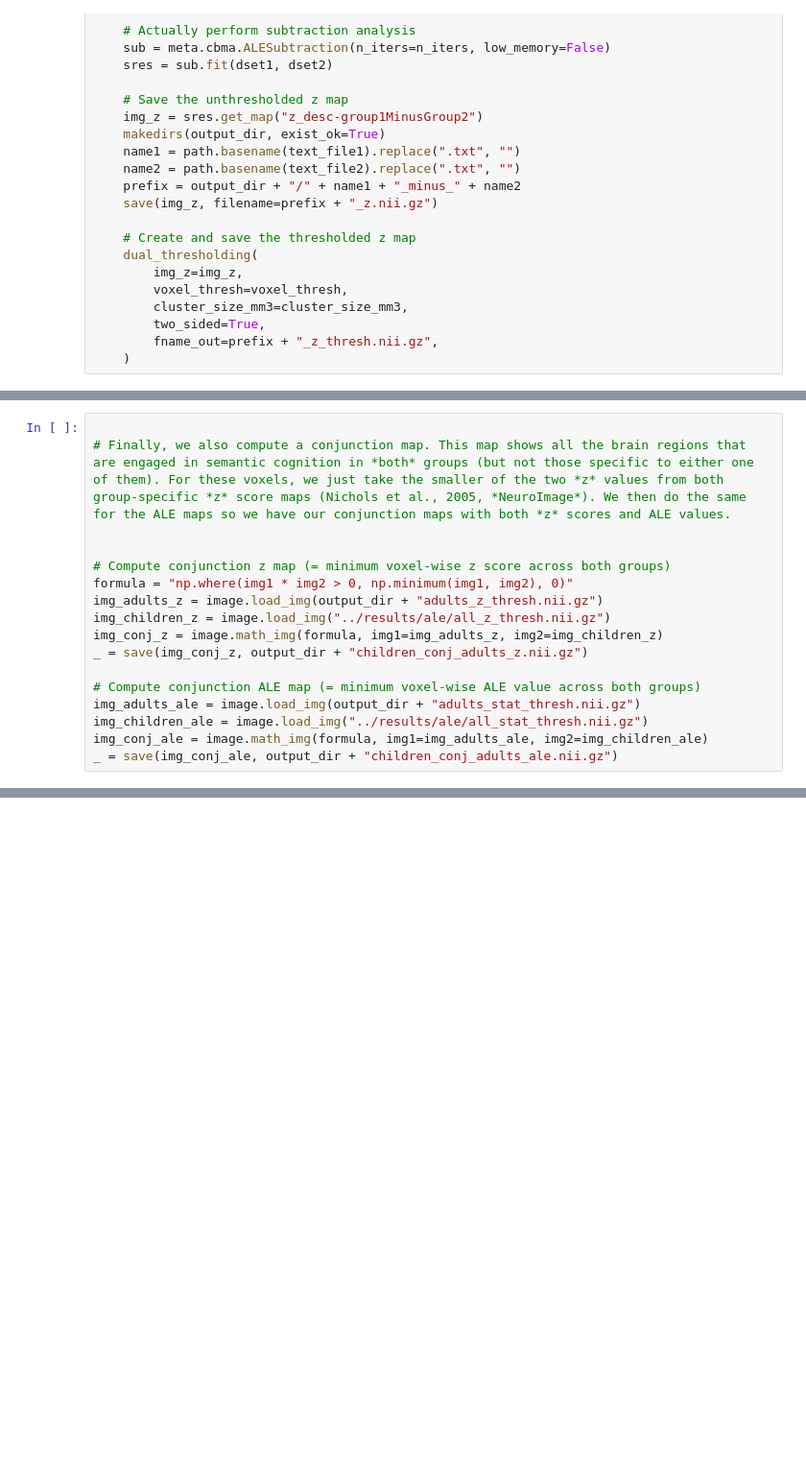
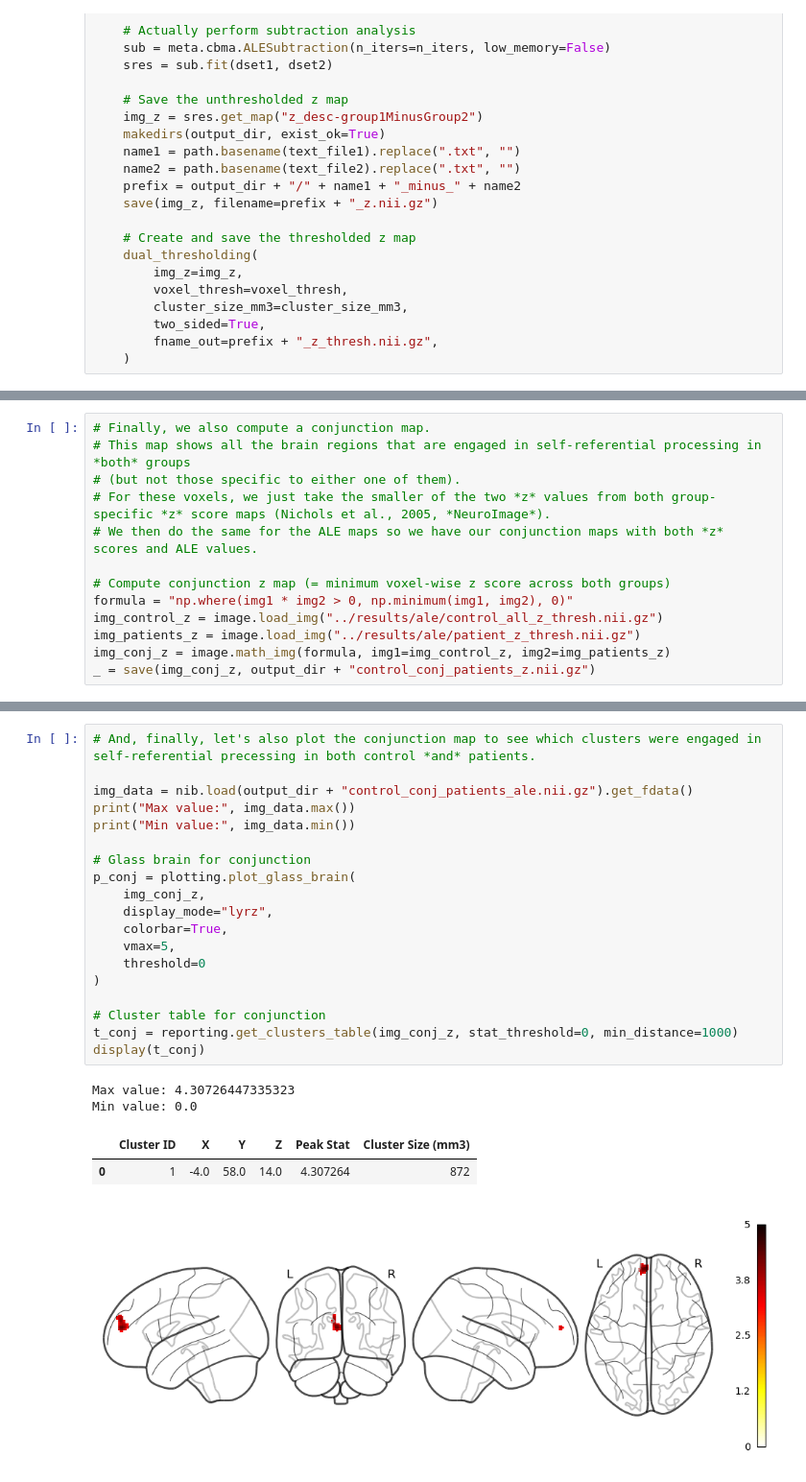
Before and after one commit to shanshan717/Self_Psych_Meta, a Jupyter notebook: code/py04_subtraction.ipynb, the cells around one changed output, grey strips where cells are left out. Shown at 96% size. Drawn from its saved outputs; the diff is of its cells as text; blank space fills up the shorter version.

```diff
--- a/code/py04_subtraction.ipynb
+++ b/code/py04_subtraction.ipynb
@@ -237,17 +235,13 @@ _ = save(img_adults_gt_children, output_dir + "adults_greater_children_z_thresh.
 # %%
-
-# Finally, we also compute a conjunction map. This map shows all the brain regions that are engaged in semantic cognition in *both* groups (but not those specific to either one of them). For these voxels, we just take the smaller of the two *z* values from both group-specific *z* score maps (Nichols et al., 2005, *NeuroImage*). We then do the same for the ALE maps so we have our conjunction maps with both *z* scores and ALE values.
-
+# Finally, we also compute a conjunction map.
+# This map shows all the brain regions that are engaged in self-referential processing in *both* groups
+# (but not those specific to either one of them).
+# For these voxels, we just take the smaller of the two *z* values from both group-specific *z* score maps (Nichols et al., 2005, *NeuroImage*).
+# We then do the same for the ALE maps so we have our conjunction maps with both *z* scores and ALE values.
 
 # Compute conjunction z map (= minimum voxel-wise z score across both groups)
 formula = "np.where(img1 * img2 > 0, np.minimum(img1, img2), 0)"
-img_adults_z = image.load_img(output_dir + "adults_z_thresh.nii.gz")
-img_children_z = image.load_img("../results/ale/all_z_thresh.nii.gz")
-img_conj_z = image.math_img(formula, img1=img_adults_z, img2=img_children_z)
-_ = save(img_conj_z, output_dir + "children_conj_adults_z.nii.gz")
-
-# Compute conjunction ALE map (= minimum voxel-wise ALE value across both groups)
-img_adults_ale = image.load_img(output_dir + "adults_stat_thresh.nii.gz")
-img_children_ale = image.load_img("../results/ale/all_stat_thresh.nii.gz")
-img_conj_ale = image.math_img(formula, img1=img_adults_ale, img2=img_children_ale)
-_ = save(img_conj_ale, output_dir + "children_conj_adults_ale.nii.gz")
+img_control_z = image.load_img("../results/ale/control_all_z_thresh.nii.gz")
+img_patients_z = image.load_img("../results/ale/patient_z_thresh.nii.gz")
+img_conj_z = image.math_img(formula, img1=img_control_z, img2=img_patients_z)
+_ = save(img_conj_z, output_dir + "control_conj_patients_z.nii.gz")
@@ -253,0 +276,25 @@ _ = save(img_conj_ale, output_dir + "children_conj_adults_ale.nii.gz")
+# %%
+# And, finally, let's also plot the conjunction map to see which clusters were engaged in self-referential precessing in both control *and* patients.
+
+img_data = nib.load(output_dir + "control_conj_patients_ale.nii.gz").get_fdata()
+print("Max value:", img_data.max())
+print("Min value:", img_data.min())
+
+# Glass brain for conjunction
+p_conj = plotting.plot_glass_brain(
+    img_conj_z,
+    display_mode="lyrz",
+    colorbar=True,
+    vmax=5,
+    threshold=0
+)
+
+# Cluster table for conjunction
+t_conj = reporting.get_clusters_table(img_conj_z, stat_threshold=0, min_distance=1000)
+display(t_conj)
+# %% [output]
+Max value: 4.30726447335323
+Min value: 0.0
+|  | Cluster ID | X | Y | Z | Peak Stat | Cluster Size (mm3) |
+| 0 | 1 | -4.0 | 58.0 | 14.0 | 4.307264 | 872 |
+[figure, added]
```
Also changed, not shown: parts of 6 cells of this notebook, 7 other files.
